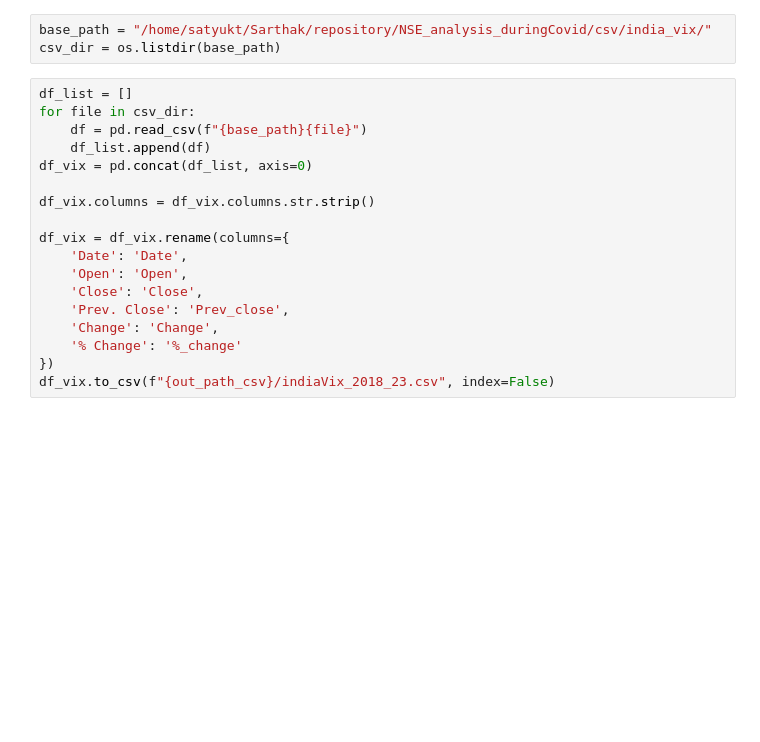
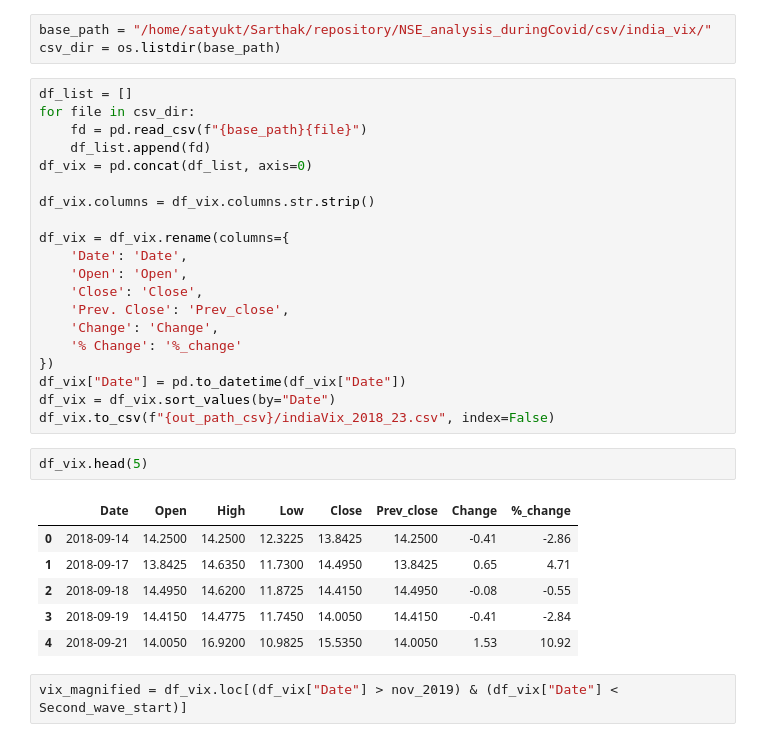
Before and after one commit to sarthakone105/NSE_analysis_duringCovid, a Jupyter notebook: src/nifty50.ipynb, the cells around one changed output. Saved outputs shown, nothing was run; the diff lists cells and outputs as text; blank space fills up the shorter version.

```diff
--- a/src/nifty50.ipynb
+++ b/src/nifty50.ipynb
@@ -115,8 +116,8 @@ csv_dir = os.listdir(base_path)
 # %%
 df_list = []
 for file in csv_dir:
-    df = pd.read_csv(f"{base_path}{file}")
-    df_list.append(df)
+    fd = pd.read_csv(f"{base_path}{file}")
+    df_list.append(fd)
 df_vix = pd.concat(df_list, axis=0)
 
 df_vix.columns = df_vix.columns.str.strip()
@@ -129,4 +130,17 @@ df_vix = df_vix.rename(columns={
     'Change': 'Change',
     '% Change': '%_change'
 })
+df_vix["Date"] = pd.to_datetime(df_vix["Date"])
+df_vix = df_vix.sort_values(by="Date")
 df_vix.to_csv(f"{out_path_csv}/indiaVix_2018_23.csv", index=False)
+# %%
+df_vix.head(5)
+# %% [output]
+|  | Date | Open | High | Low | Close | Prev_close | Change | %_change |
+| 0 | 2018-09-14 | 14.2500 | 14.2500 | 12.3225 | 13.8425 | 14.2500 | -0.41 | -2.86 |
+| 1 | 2018-09-17 | 13.8425 | 14.6350 | 11.7300 | 14.4950 | 13.8425 | 0.65 | 4.71 |
+| 2 | 2018-09-18 | 14.4950 | 14.6200 | 11.8725 | 14.4150 | 14.4950 | -0.08 | -0.55 |
+| 3 | 2018-09-19 | 14.4150 | 14.4775 | 11.7450 | 14.0050 | 14.4150 | -0.41 | -2.84 |
+| 4 | 2018-09-21 | 14.0050 | 16.9200 | 10.9825 | 15.5350 | 14.0050 | 1.53 | 10.92 |
+# %%
+vix_magnified = df_vix.loc[(df_vix["Date"] > nov_2019) & (df_vix["Date"] < Second_wave_start)]
```
Also changed, not shown: parts of 8 cells of this notebook, 2 other files.
